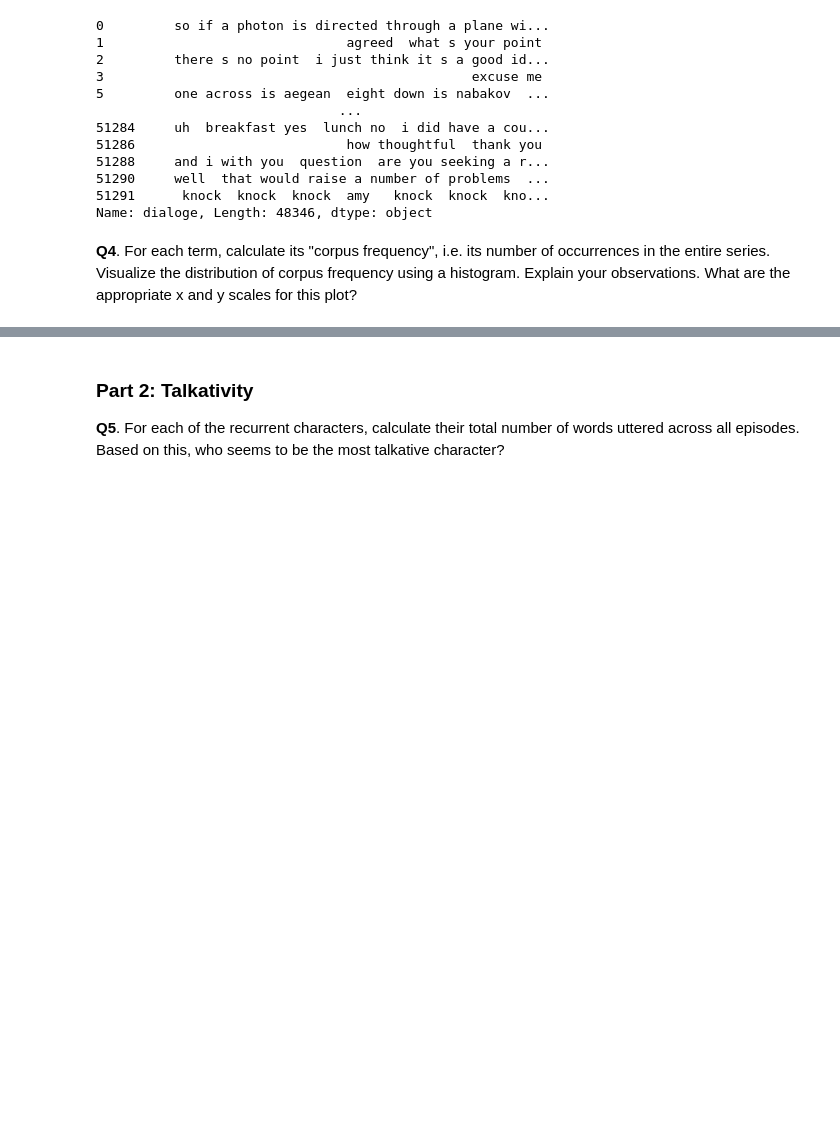
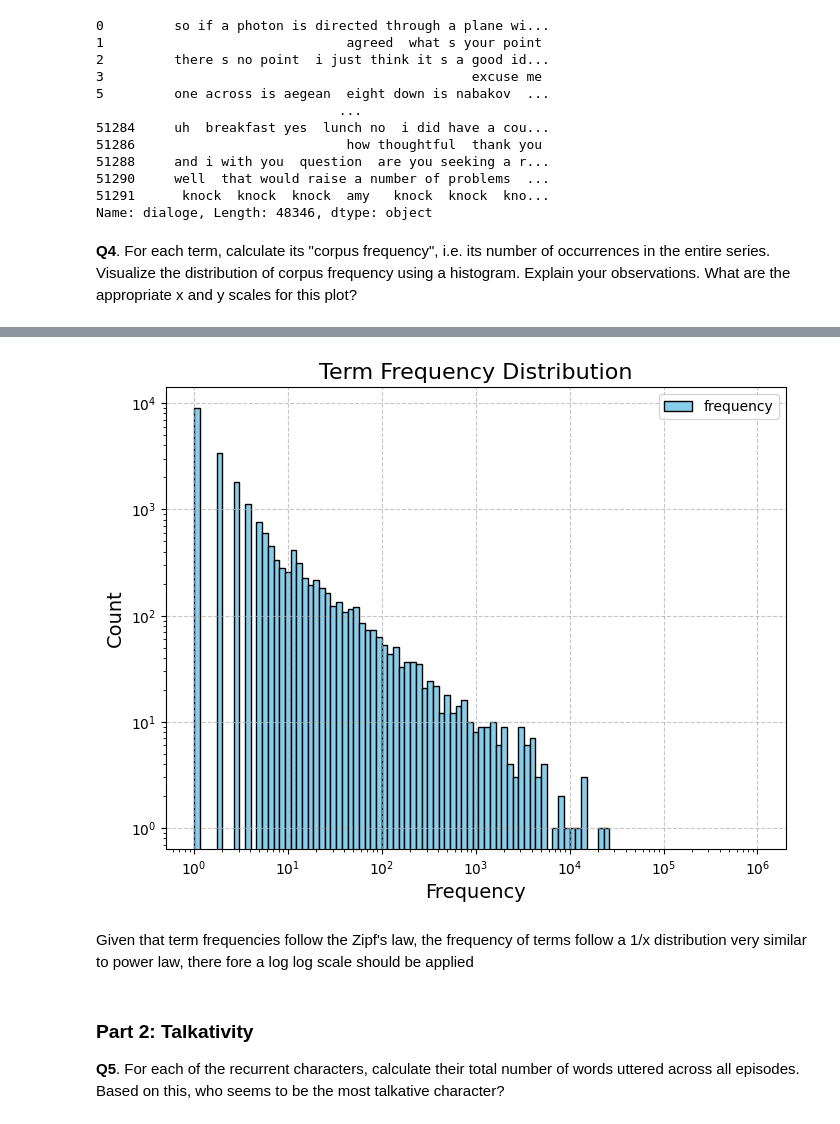
Before and after one commit to MiquelGomezCorral/ADA-Exercises-Cheetsheet, a Jupyter notebook: 09 - Handing text/Handling_text_exercise_2.ipynb, the cells around one changed output, grey strips where cells are left out. Drawn from its saved outputs; the diff is of its cells as text; code cells hidden in the pictures; blank space fills up the shorter version.

```diff
--- a/09 - Handing text/Handling_text_exercise_2.ipynb
+++ b/09 - Handing text/Handling_text_exercise_2.ipynb
@@ -197,3 +204,16 @@ pd_term_frequency
+# %%
+pd_term_frequency.plot.hist(loglog=True, color='skyblue', edgecolor='black', figsize=(8, 6),
+                            bins=np.logspace(0, 6, 100), title="Frequency histogram (loglog scale)")
+
+plt.title("Term Frequency Distribution", fontsize=16)
+plt.xlabel("Frequency", fontsize=14)
+plt.ylabel("Count", fontsize=14)
+plt.grid(True, linestyle='--', alpha=0.7)
+# plt.xscale("log")
+# %% [output]
+[figure, added]
+# %% [markdown]
+Given that term frequencies follow the Zipf's law, the frequency of terms follow a 1/x distribution very similar to power law, there fore a log log scale should be applied
 # %% [markdown]
 ### Part 2: Talkativity
 **Q5**. For each of the recurrent characters, calculate their total number of words uttered across all episodes. Based on this, who seems to be the most talkative character?
```
Also changed, not shown: parts of 14 cells of this notebook, 1 other file.
